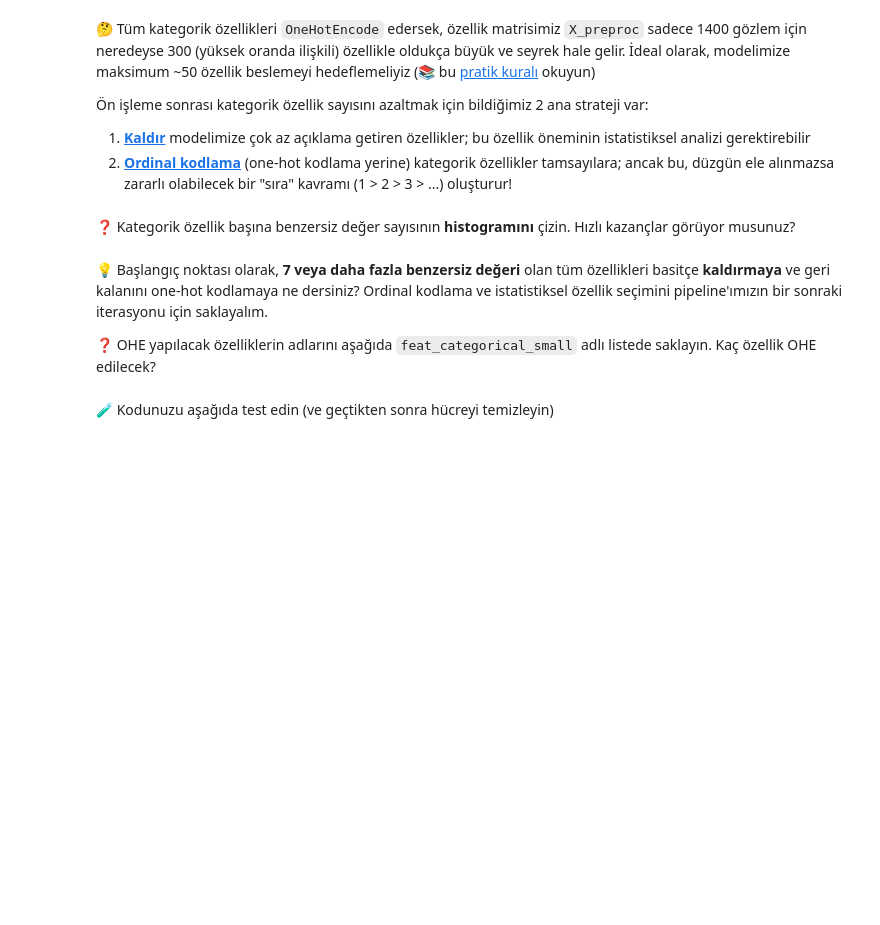
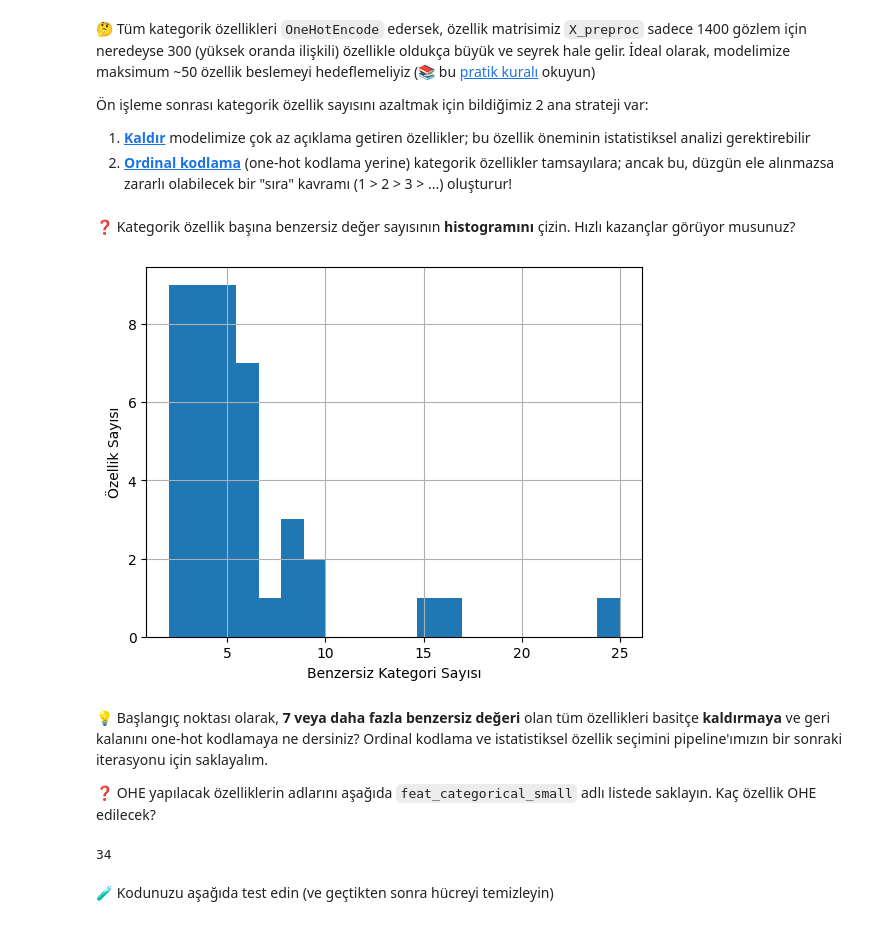
Before and after one commit to zulalyilmazer/S17D2-S-kaggle-competition, a Jupyter notebook: houses_kaggle_competition.ipynb, the cells around one changed output. Saved outputs shown, nothing was run; the diff lists cells and outputs as text; code cells hidden in the pictures; blank space fills up the shorter version.

```diff
--- a/houses_kaggle_competition.ipynb
+++ b/houses_kaggle_competition.ipynb
@@ -91,5 +95,5 @@ float64     3
 Name: count, dtype: int64
 # %% [markdown]
 ❓ Eğitim setimizdeki her kategorik özellik için **benzersiz değer** sayısını içeren `feat_categorical_nunique` adlı bir Series oluşturun. Toplamda kaç benzersiz kategori var?
-# %%
-data.dtypes='object'
+# %%
+categorical_cols = data.select_dtypes(include="object")
@@ -95,0 +105,2 @@ data.dtypes='object'
+# %%
+feat_categorical_nunique = categorical_cols.nunique()
@@ -106,3 +143,10 @@ data.dtypes='object'
+# %%
+feat_categorical_nunique.hist(bins=20)
+plt.xlabel("Benzersiz Kategori Sayısı")
+plt.ylabel("Özellik Sayısı")
+plt.show()
+# %% [output]
+[figure, added]
 # %% [markdown]
 💡 Başlangıç noktası olarak, **7 veya daha fazla benzersiz değeri** olan tüm özellikleri basitçe **kaldırmaya** ve geri kalanını one-hot kodlamaya ne dersiniz? Ordinal kodlama ve istatistiksel özellik seçimini pipeline'ımızın bir sonraki iterasyonu için saklayalım.
 
@@ -114,2 +158,6 @@ data.dtypes='object'
+# %%
+len(feat_categorical_small)
+# %% [output]
+34
 # %% [markdown]
 🧪 Kodunuzu aşağıda test edin (ve geçtikten sonra hücreyi temizleyin)
```
Also changed, not shown: parts of 23 cells of this notebook.
